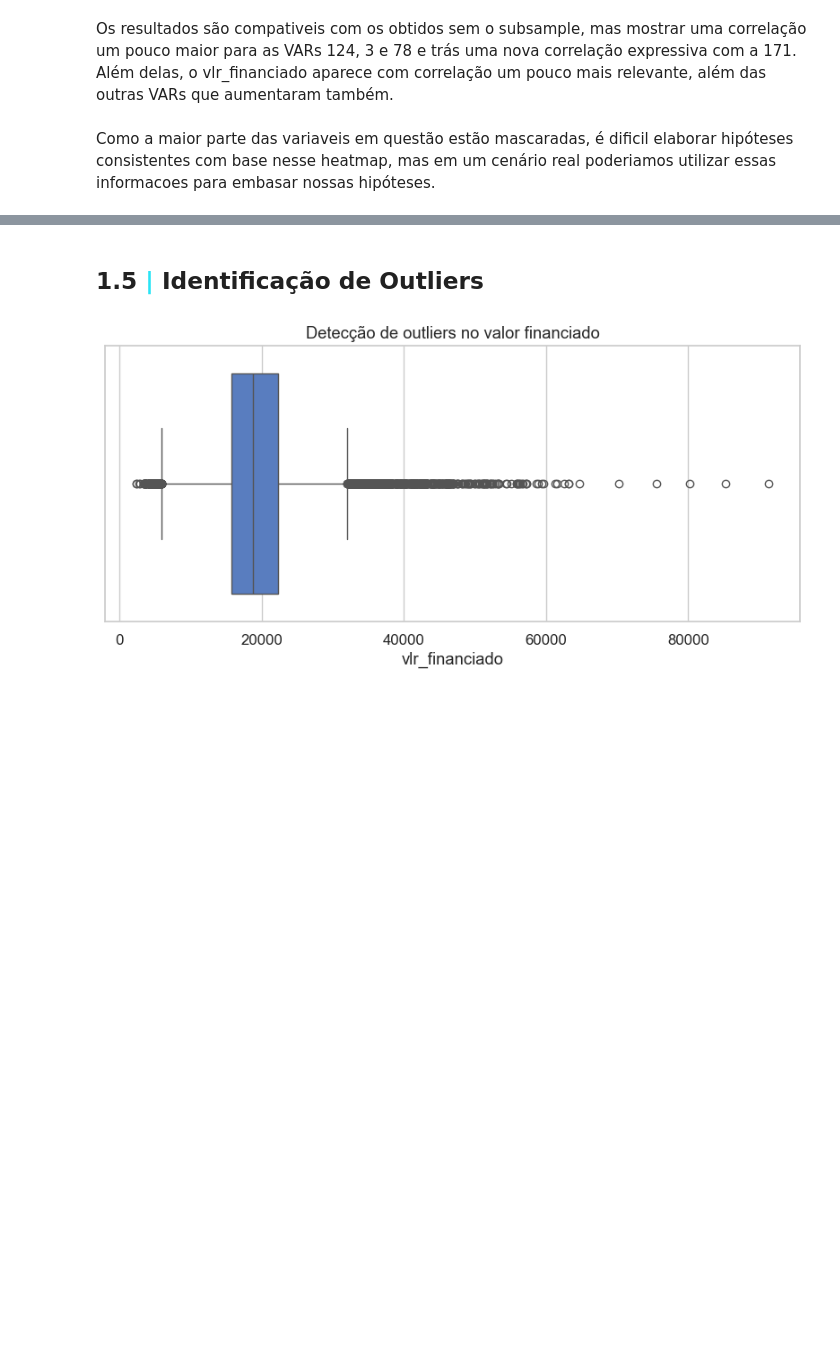
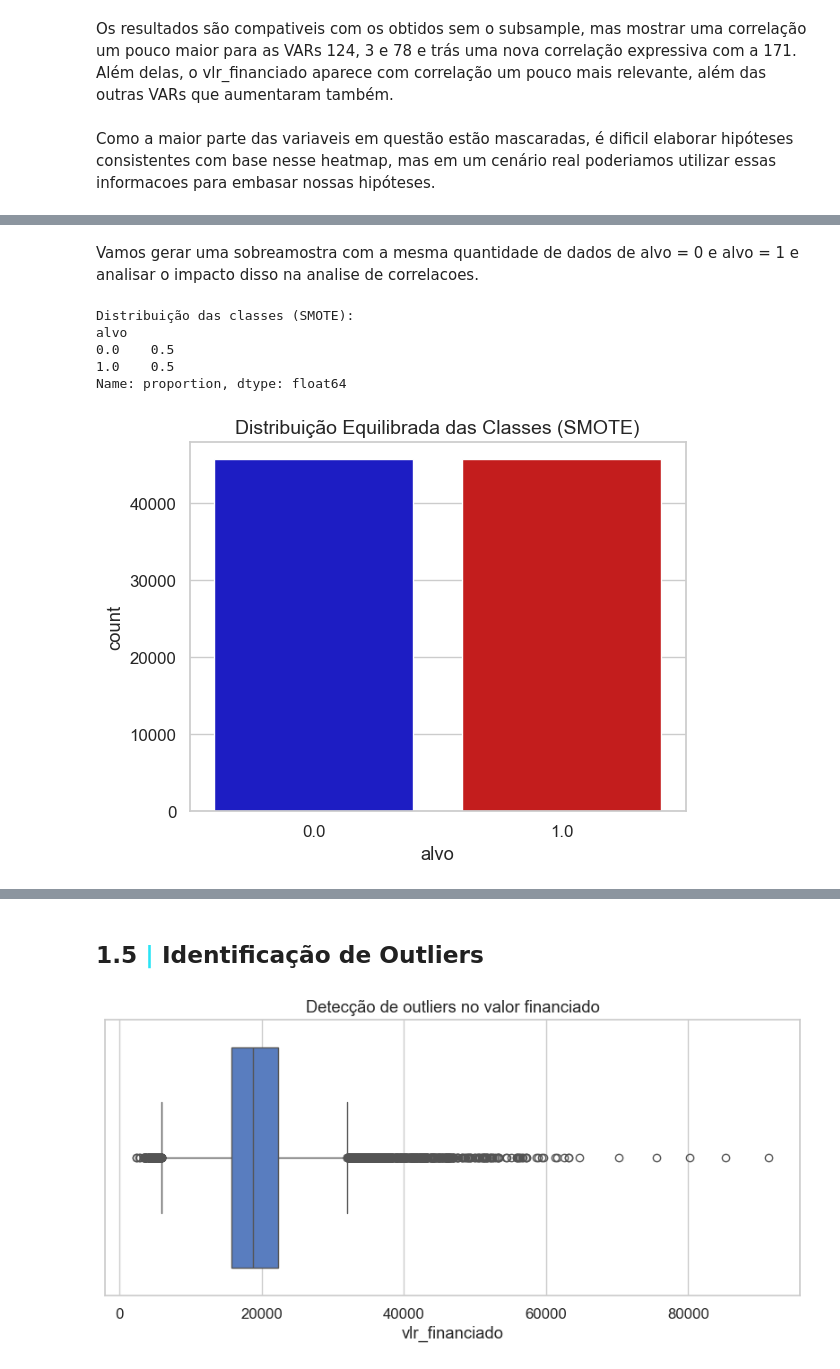
Before and after one commit to HumbertoTavora/Desafio-Neuro-Modelo_Anti_Fraude, a Jupyter notebook: notebooks/eda.ipynb, the cells around one changed output, grey strips where cells are left out. Drawn from its saved outputs; the diff is of its cells as text; code cells hidden in the pictures; blank space fills up the shorter version.

Commit message:
EDA: Abordagem por Oversampling para aprofundar a análise de correlacoes

```diff
--- a/notebooks/eda.ipynb
+++ b/notebooks/eda.ipynb
@@ -363,0 +369,25 @@ Como a maior parte das variaveis em questão estão mascaradas, é dificil elabo
+# %% [markdown]
+Vamos gerar uma sobreamostra com a mesma quantidade de dados de alvo = 0 e alvo = 1 e analisar o impacto disso na analise de correlacoes.
+# %%
+X = df[num_cols].drop(columns=["alvo"], errors="ignore").fillna(0)
+y = df["alvo"]
+
+sm = SMOTE(random_state=42)
+X_res, y_res = sm.fit_resample(X, y)
+
+smote_df = pd.DataFrame(X_res, columns=X.columns)
+smote_df["alvo"] = y_res
+
+print("\nDistribuição das classes (SMOTE):")
+print(smote_df["alvo"].value_counts(normalize=True))
+
+sns.countplot(data=smote_df, x="alvo", hue="alvo", palette=colors, legend=False)
+plt.title("Distribuição Equilibrada das Classes (SMOTE)", fontsize=14)
+plt.show()
+# %% [output]
+Distribuição das classes (SMOTE):
+alvo
+0.0    0.5
+1.0    0.5
+Name: proportion, dtype: float64
+[figure, added]
```
Also changed, not shown: parts of 6 cells of this notebook.
